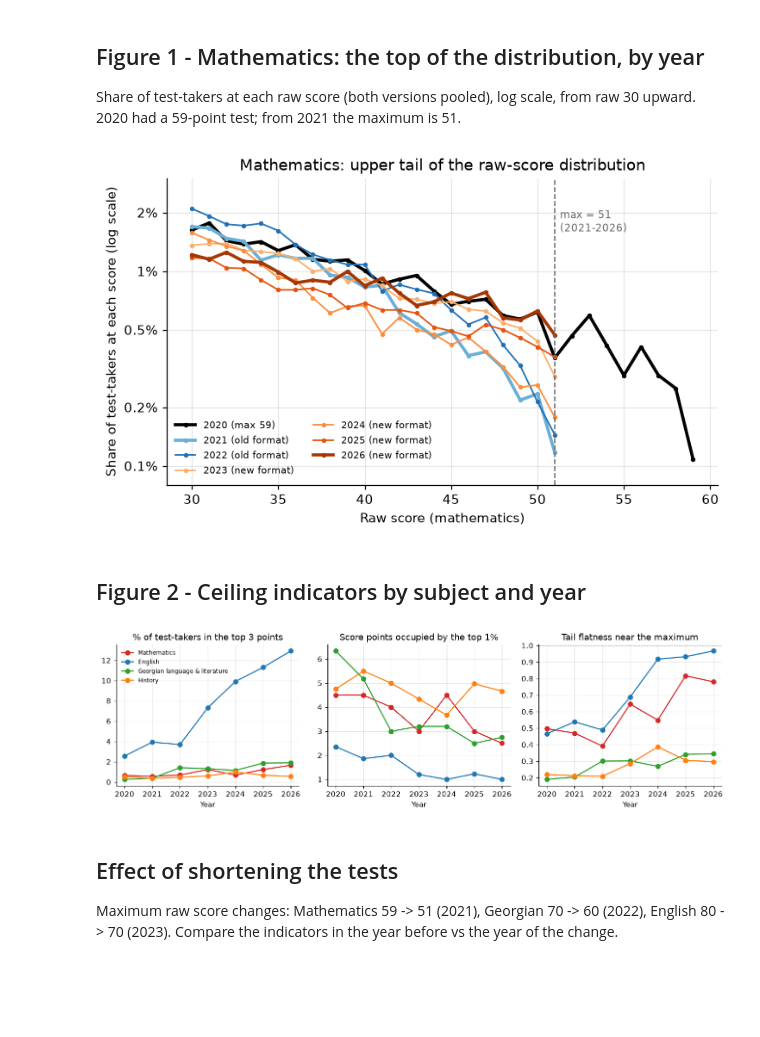
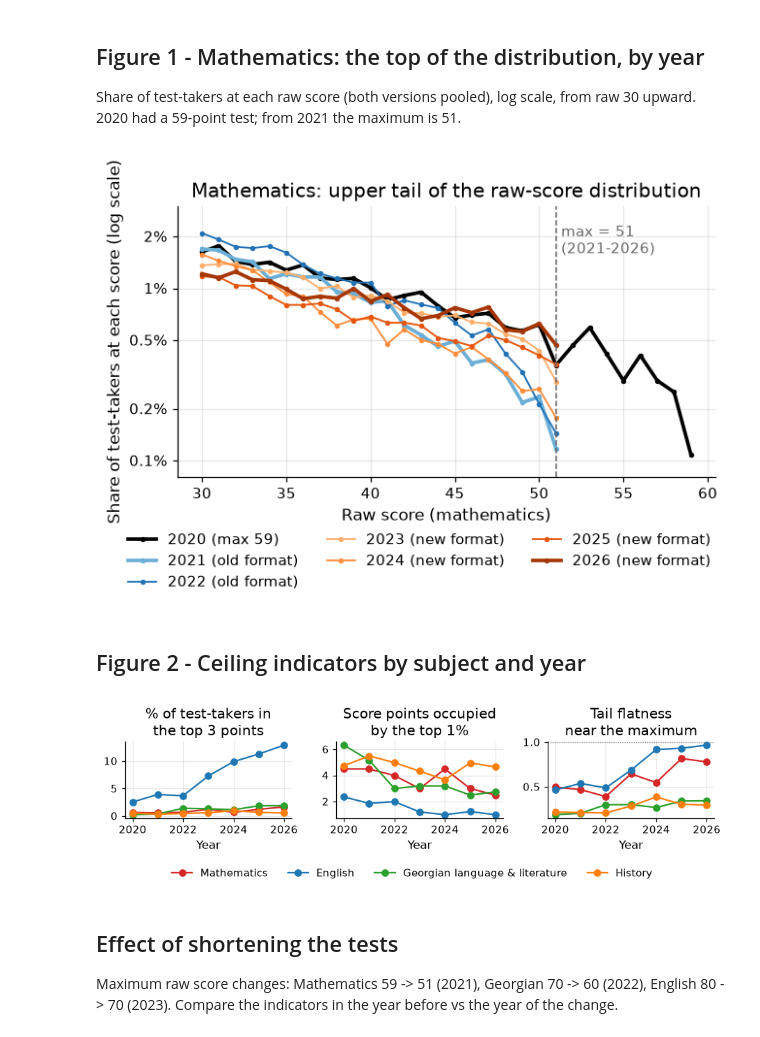
Before and after one commit to Nika533/une-ceiling-effect, a Jupyter notebook: notebooks/01_distributions.ipynb, the cells around one changed output. Cells and saved outputs as stored; diff of their text form; code cells hidden in the pictures; blank space fills up the shorter version.

```diff
--- a/notebooks/01_distributions.ipynb
+++ b/notebooks/01_distributions.ipynb
@@ -108,49 +108,51 @@ Share of test-takers at each raw score (both versions pooled), log scale, from r
 # %%
 m = eq[eq.subject == "MATH"].groupby(["year", "raw"]).n.sum().reset_index()
 m["share"] = 100 * m.n / m.groupby("year").n.transform("sum")
-fig, ax = plt.subplots(figsize=(7.5, 4.2))
+fig, ax = plt.subplots(figsize=(6.5, 3.3))
 colors = {2020: "black", 2021: "#6baed6", 2022: "#2171b5",
           2023: "#fdae6b", 2024: "#fd8d3c", 2025: "#e6550d", 2026: "#a63603"}
 labels = {2020: "2020 (max 59)", 2021: "2021 (old format)", 2022: "2022 (old format)",
           2023: "2023 (new format)", 2024: "2024 (new format)", 2025: "2025 (new format)", 2026: "2026 (new format)"}
 for y in sorted(m.year.unique()):
     d = m[(m.year == y) & (m.raw >= 30)]
     ax.plot(d.raw, d.share, marker="o", ms=2.5, lw=2.4 if y in (2020, 2021, 2026) else 1.2,
             color=colors[y], label=labels[y])
 ax.axvline(51, color="dimgray", ls="--", lw=1)
 ax.set_yscale("log")
 ax.yaxis.set_major_locator(mticker.FixedLocator([0.1, 0.2, 0.5, 1, 2]))
 ax.yaxis.set_minor_locator(mticker.NullLocator())
 ax.yaxis.set_major_formatter(mticker.FuncFormatter(lambda v, _: f"{v:g}%"))
 ax.set_ylim(0.08, 3)
-ax.text(51.3, 1.6, "max = 51\n(2021-2026)", color="dimgray", fontsize=8)
+ax.text(51.3, 1.6, "max = 51\n(2021-2026)", color="dimgray", fontsize=9.5)
 ax.set_xlabel("Raw score (mathematics)")
 ax.set_ylabel("Share of test-takers at each score (log scale)")
 ax.set_title("Mathematics: upper tail of the raw-score distribution")
-ax.legend(ncol=2, fontsize=7.5, frameon=False, loc="lower left")
+ax.legend(ncol=3, frameon=False, loc="upper center", bbox_to_anchor=(0.45, -0.16))
 savefig(fig, "fig01_math_upper_tail")
 # %% [output]
-[figure, old version]
+[figure, new version]
 # %% [markdown]
 ## Figure 2 - Ceiling indicators by subject and year
 # %%
-fig, axes = plt.subplots(1, 3, figsize=(12, 3.6))
+fig, axes = plt.subplots(1, 3, figsize=(8.4, 2.5))
 colors = {"MATH": "tab:red", "ENG": "tab:blue", "GEO": "tab:green", "HIST": "tab:orange"}
 for s, c in colors.items():
     d = ys[ys.subject == s]
     for ax, col in zip(axes, ["pct_top3", "pts_top1pct", "tail_flatness"]):
         ax.plot(d.year, d[col], marker="o", color=c, label=SUBJ_NAME[s])
-axes[0].set_title("% of test-takers in the top 3 points")
-axes[1].set_title("Score points occupied by the top 1%")
-axes[2].set_title("Tail flatness near the maximum")
+axes[0].set_title("% of test-takers in\nthe top 3 points")
+axes[1].set_title("Score points occupied\nby the top 1%")
+axes[2].set_title("Tail flatness\nnear the maximum")
 axes[2].axhline(1, color="grey", lw=0.8, ls=":")
 for ax in axes:
     ax.set_xlabel("Year")
-axes[0].legend(fontsize=8, frameon=False)
-fig.tight_layout()
+handles, labels_ = axes[0].get_legend_handles_labels()
+fig.legend(handles, labels_, loc="lower center", ncol=4,
+           framealpha=0.85, edgecolor="none")
+fig.tight_layout(rect=[0, 0.11, 1, 1])
 savefig(fig, "fig02_ceiling_indicators")
 # %% [output]
-[figure, old version]
+[figure, new version]
 # %% [markdown]
 ## Effect of shortening the tests
 Maximum raw score changes: Mathematics 59 -> 51 (2021), Georgian 70 -> 60 (2022), English 80 -> 70 (2023).
```
Also changed, not shown: 31 other files.
